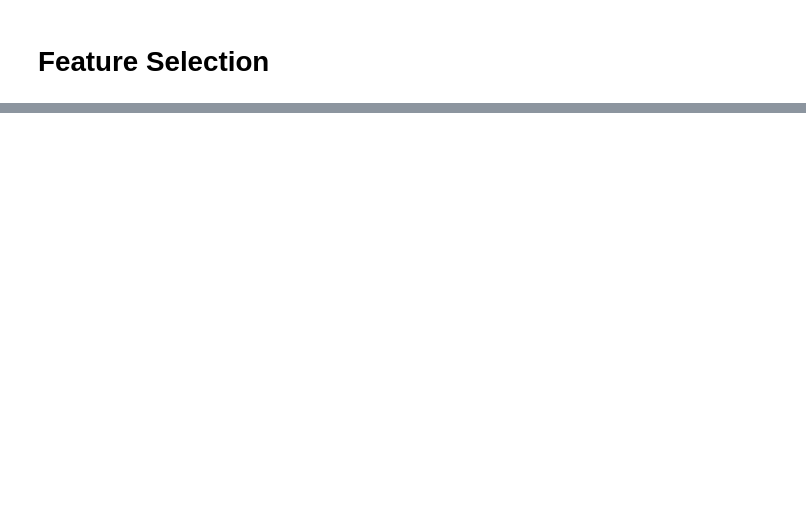
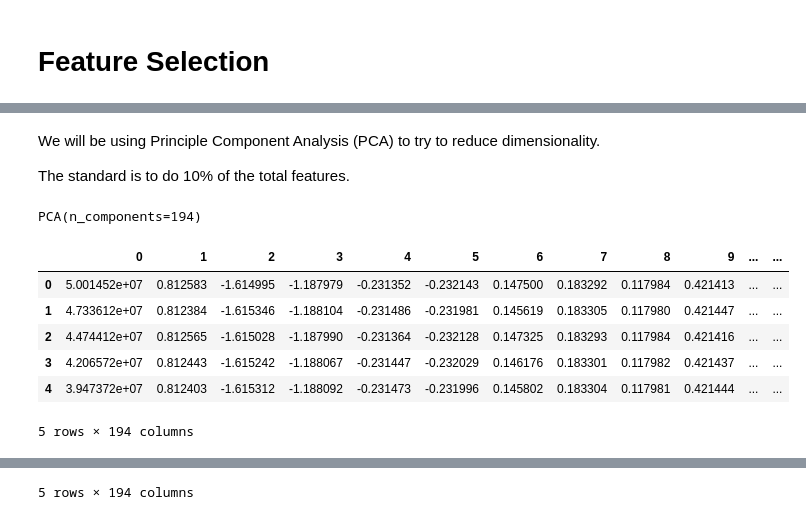
Before and after one commit to ZacharySoo01/I320D_AppliedML_Project, a Jupyter notebook: Microbusiness_Density_Forecasting.ipynb, the cells around one changed output, grey strips where cells are left out. Saved outputs shown, nothing was run; the diff lists cells and outputs as text; code cells hidden in the pictures; blank space fills up the shorter version.

Commit message:
Applied PCA to feature dataframes
Will retrain models using new dataframes

```diff
--- a/Microbusiness_Density_Forecasting.ipynb
+++ b/Microbusiness_Density_Forecasting.ipynb
@@ -585,0 +613,41 @@ print(top_filtered_correlation_pairs)
+# %% [markdown]
+We will be using Principle Component Analysis (PCA) to try to reduce dimensionality.
+
+The standard is to do 10% of the total features.
+# %%
+# Setting up for PCA
+train_shape = train_df_features.shape
+PCA_size = int(train_shape[1]*.1)
+
+# Importing and initiating PCA
+from sklearn.decomposition import PCA
+
+pca = PCA(n_components = PCA_size)
+# %%
+# Fitting X_train
+pca.fit(train_df_features)
+# %% [output]
+PCA(n_components=194)
+# %%
+# Transforming train_df_features
+train_transformed = pca.transform(train_df_features)
+
+# Turning training into a df
+train_df_transformed = pd.DataFrame(train_transformed)
+
+# Transforming test_df_features
+test_transformed = pca.transform(test_df_features)
+
+# Turning test into a df
+test_df_transformed = pd.DataFrame(test_transformed)
+# %%
+train_df_transformed.head()
+test_df_transformed.head()
+# %% [output]
+|  | 0 | 1 | 2 | 3 | 4 | 5 | 6 | 7 | 8 | 9 | ... | ... |
+| 0 | 5.001452e+07 | 0.812583 | -1.614995 | -1.187979 | -0.231352 | -0.232143 | 0.147500 | 0.183292 | 0.117984 | 0.421413 | ... | ... |
+| 1 | 4.733612e+07 | 0.812384 | -1.615346 | -1.188104 | -0.231486 | -0.231981 | 0.145619 | 0.183305 | 0.117980 | 0.421447 | ... | ... |
+| 2 | 4.474412e+07 | 0.812565 | -1.615028 | -1.187990 | -0.231364 | -0.232128 | 0.147325 | 0.183293 | 0.117984 | 0.421416 | ... | ... |
+| 3 | 4.206572e+07 | 0.812443 | -1.615242 | -1.188067 | -0.231447 | -0.232029 | 0.146176 | 0.183301 | 0.117982 | 0.421437 | ... | ... |
+| 4 | 3.947372e+07 | 0.812403 | -1.615312 | -1.188092 | -0.231473 | -0.231996 | 0.145802 | 0.183304 | 0.117981 | 0.421444 | ... | ... |
+5 rows × 194 columns
@@ -585,0 +660 @@ print(top_filtered_correlation_pairs)
+5 rows × 194 columns
```
Also changed, not shown: parts of 6 cells of this notebook.
